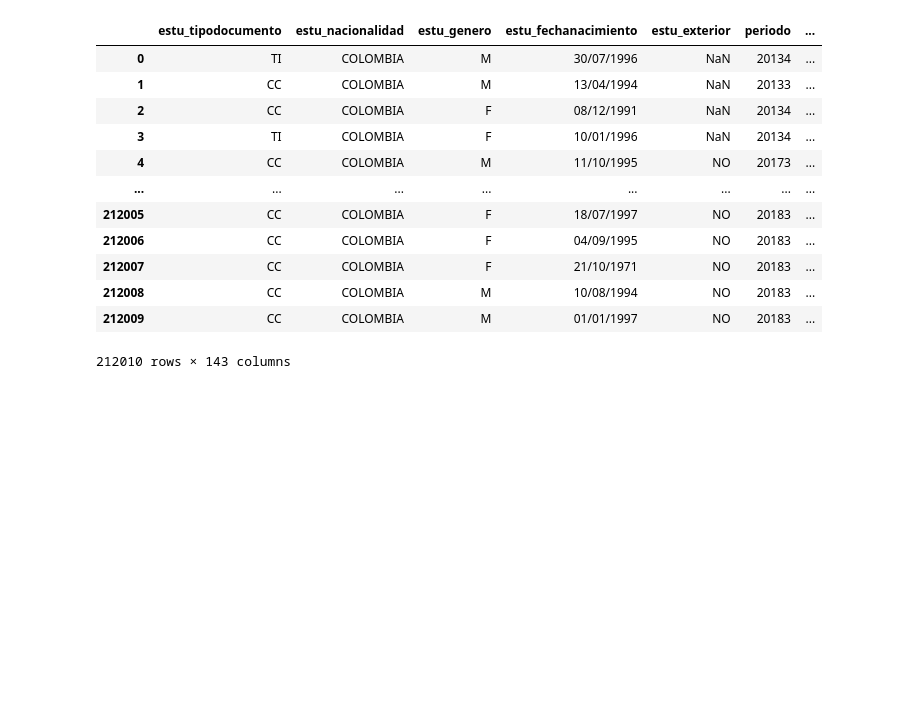
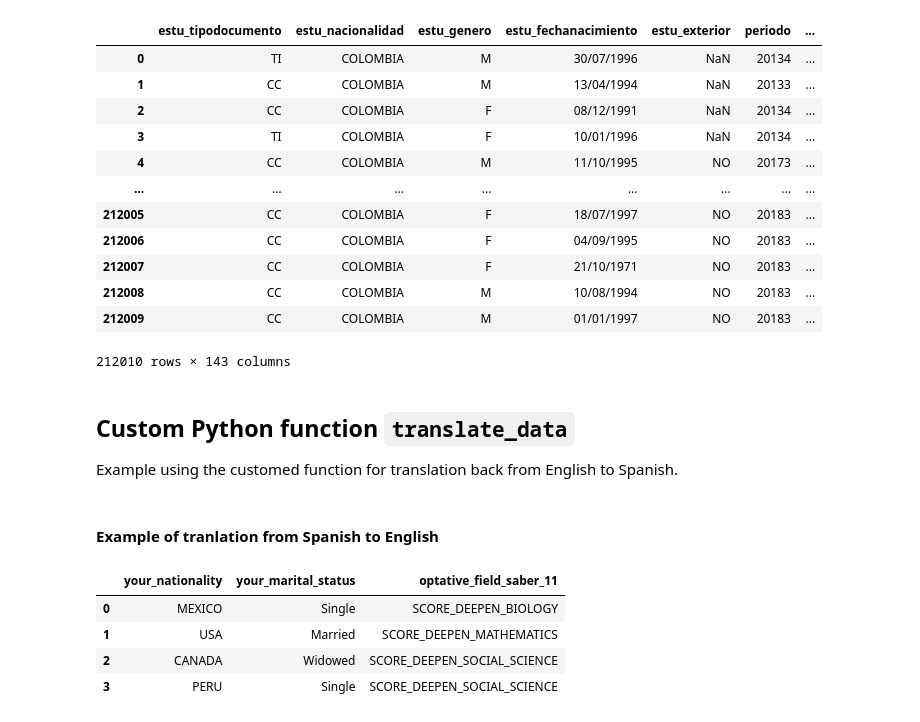
Before and after one commit to OmdenaAI/omdena-colombia-career-recommender-system, a Jupyter notebook: src/tasks/Task1-eda-preprocessing/EDA_Notebook/translate_data.ipynb, the cells around one changed output. Cells and saved outputs as stored; diff of their text form; code cells hidden in the pictures; blank space fills up the shorter version.

Commit message:
Upload function to translate database from Python Script

```diff
--- a/src/tasks/Task1-eda-preprocessing/EDA_Notebook/translate_data.ipynb
+++ b/src/tasks/Task1-eda-preprocessing/EDA_Notebook/translate_data.ipynb
@@ -204,3 +204,27 @@ df_3
 | 212008 | CC | COLOMBIA | M | 10/08/1994 | NO | 20183 | ... |
 | 212009 | CC | COLOMBIA | M | 01/01/1997 | NO | 20183 | ... |
 212010 rows × 143 columns
+# %% [markdown]
+## Custom Python function `translate_data`
+Example using the customed function for translation back from English to Spanish.
+# %% [markdown]
+#### Example of tranlation from Spanish to English
+# %%
+# LIBRARIES
+from Translate_data import translate_data
+
+# DATAFRAME WITH COLUMNS AND VARIABLES FROM OMDENA'S PROJECT
+data = {'estu_nacionalidad':['MÉXICO', 'ESTADOS UNIDOS', 'CANADÁ', 'PERÚ'],
+        'estu_estadocivil':['Soltero', 'Casado', 'Viudo', 'Soltero'],
+        'profundiza':['PUNT_PROFUNDIZA_BIOLOGIA', 'PUNT_PROFUNDIZA_MATEMATICA',
+                    'PUNT_PROFUNDIZA_CSOCIALES', 'PUNT_PROFUNDIZA_CSOCIALES']}
+df_spanish = pd.DataFrame(data)
+
+# TRANSLATION
+translate_data(df_spanish, 'spanish', 'english')
+# %% [output]
+|  | your_nationality | your_marital_status | optative_field_saber_11 |
+| 0 | MEXICO | Single | SCORE_DEEPEN_BIOLOGY |
+| 1 | USA | Married | SCORE_DEEPEN_MATHEMATICS |
+| 2 | CANADA | Widowed | SCORE_DEEPEN_SOCIAL_SCIENCE |
+| 3 | PERU | Single | SCORE_DEEPEN_SOCIAL_SCIENCE |
```
Also changed, not shown: parts of 2 cells of this notebook, 1 other file.
